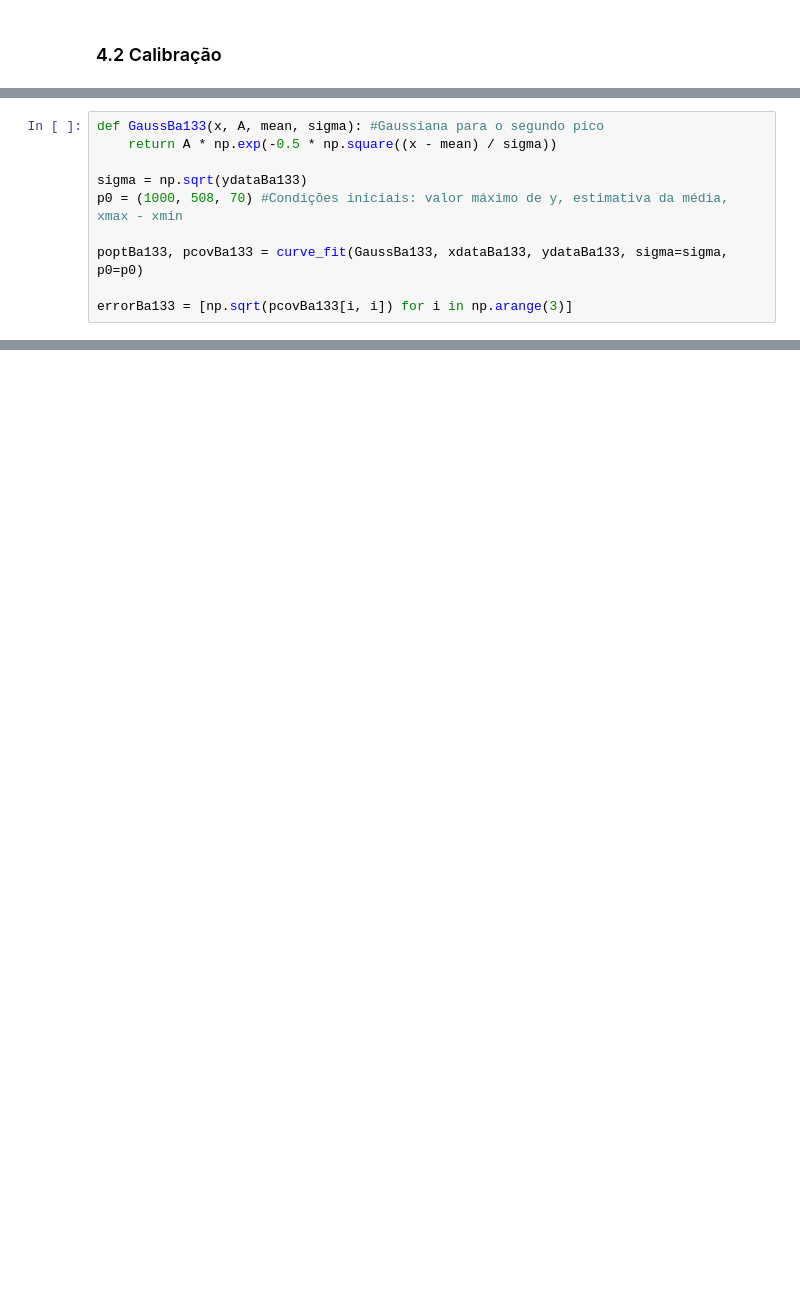
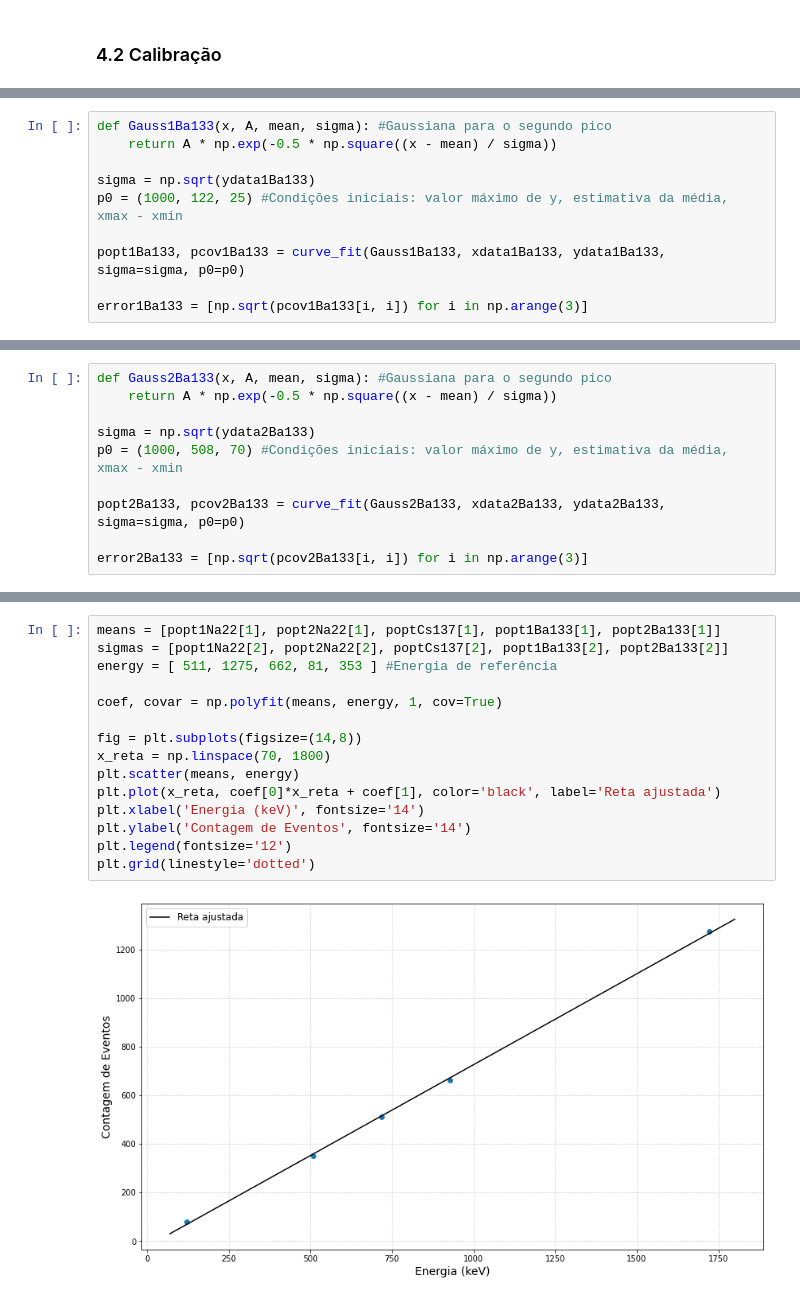
Before and after one commit to goulartsursula/DisciplinasUERJ, a Jupyter notebook: Estrutura da Materia 3/EspectroscopiaGama.ipynb, the cells around one changed output, grey strips where cells are left out. Saved outputs shown, nothing was run; the diff lists cells and outputs as text; blank space fills up the shorter version.

```diff
--- a/Estrutura da Materia 3/EspectroscopiaGama.ipynb
+++ b/Estrutura da Materia 3/EspectroscopiaGama.ipynb
@@ -335,0 +373,10 @@ plt.grid(linestyle='dotted')
+# %%
+def Gauss1Ba133(x, A, mean, sigma): #Gaussiana para o segundo pico
+    return A * np.exp(-0.5 * np.square((x - mean) / sigma))
+
+sigma = np.sqrt(ydata1Ba133)
+p0 = (1000, 122, 25) #Condições iniciais: valor máximo de y, estimativa da média, xmax - xmin
+
+popt1Ba133, pcov1Ba133 = curve_fit(Gauss1Ba133, xdata1Ba133, ydata1Ba133, sigma=sigma, p0=p0)
+
+error1Ba133 = [np.sqrt(pcov1Ba133[i, i]) for i in np.arange(3)]
@@ -336,10 +389,10 @@ plt.grid(linestyle='dotted')
 # %%
-def GaussBa133(x, A, mean, sigma): #Gaussiana para o segundo pico
+def Gauss2Ba133(x, A, mean, sigma): #Gaussiana para o segundo pico
     return A * np.exp(-0.5 * np.square((x - mean) / sigma))
 
-sigma = np.sqrt(ydataBa133)
+sigma = np.sqrt(ydata2Ba133)
 p0 = (1000, 508, 70) #Condições iniciais: valor máximo de y, estimativa da média, xmax - xmin
 
-poptBa133, pcovBa133 = curve_fit(GaussBa133, xdataBa133, ydataBa133, sigma=sigma, p0=p0)
+popt2Ba133, pcov2Ba133 = curve_fit(Gauss2Ba133, xdata2Ba133, ydata2Ba133, sigma=sigma, p0=p0)
 
-errorBa133 = [np.sqrt(pcovBa133[i, i]) for i in np.arange(3)]
+error2Ba133 = [np.sqrt(pcov2Ba133[i, i]) for i in np.arange(3)]
@@ -360,3 +413,20 @@ plt.savefig('PeakFit_Ba133.png', transparent = True)
 plt.grid(linestyle='dotted')
 # %% [output]
 [figure]
+# %%
+means = [popt1Na22[1], popt2Na22[1], poptCs137[1], popt1Ba133[1], popt2Ba133[1]]
+sigmas = [popt1Na22[2], popt2Na22[2], poptCs137[2], popt1Ba133[2], popt2Ba133[2]]
+energy = [ 511, 1275, 662, 81, 353 ] #Energia de referência
+
+coef, covar = np.polyfit(means, energy, 1, cov=True)
+
+fig = plt.subplots(figsize=(14,8))
+x_reta = np.linspace(70, 1800)
+plt.scatter(means, energy)
+plt.plot(x_reta, coef[0]*x_reta + coef[1], color='black', label='Reta ajustada')
+plt.xlabel('Energia (keV)', fontsize='14')
+plt.ylabel('Contagem de Eventos', fontsize='14')
+plt.legend(fontsize='12')
+plt.grid(linestyle='dotted')
+# %% [output]
+[figure, added]
```
Also changed, not shown: parts of 18 cells of this notebook.
